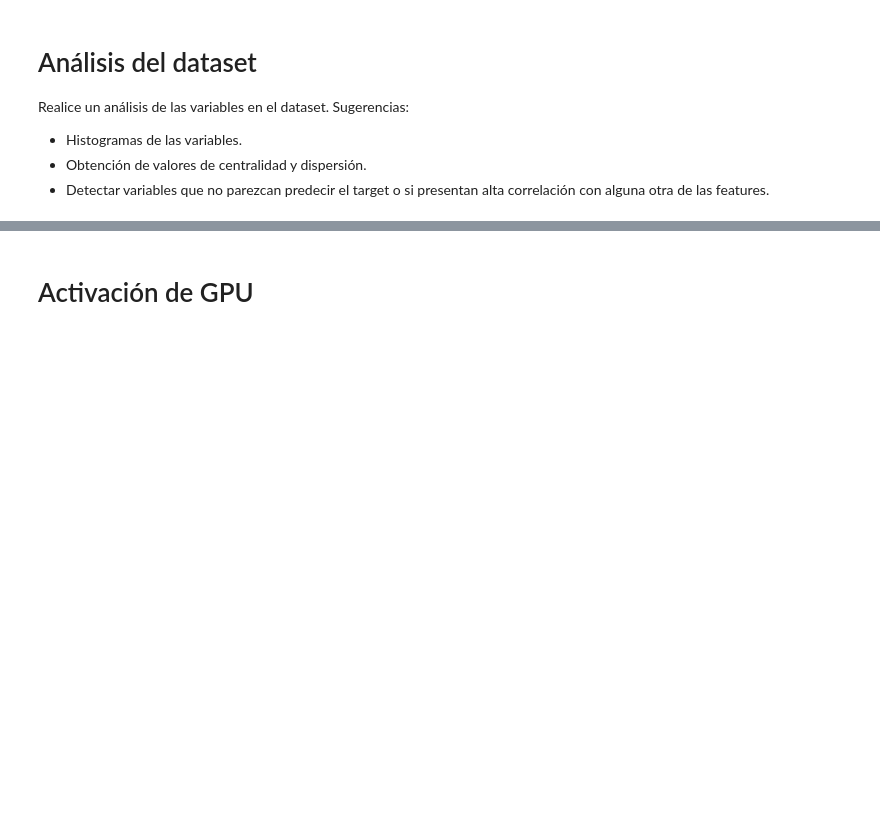
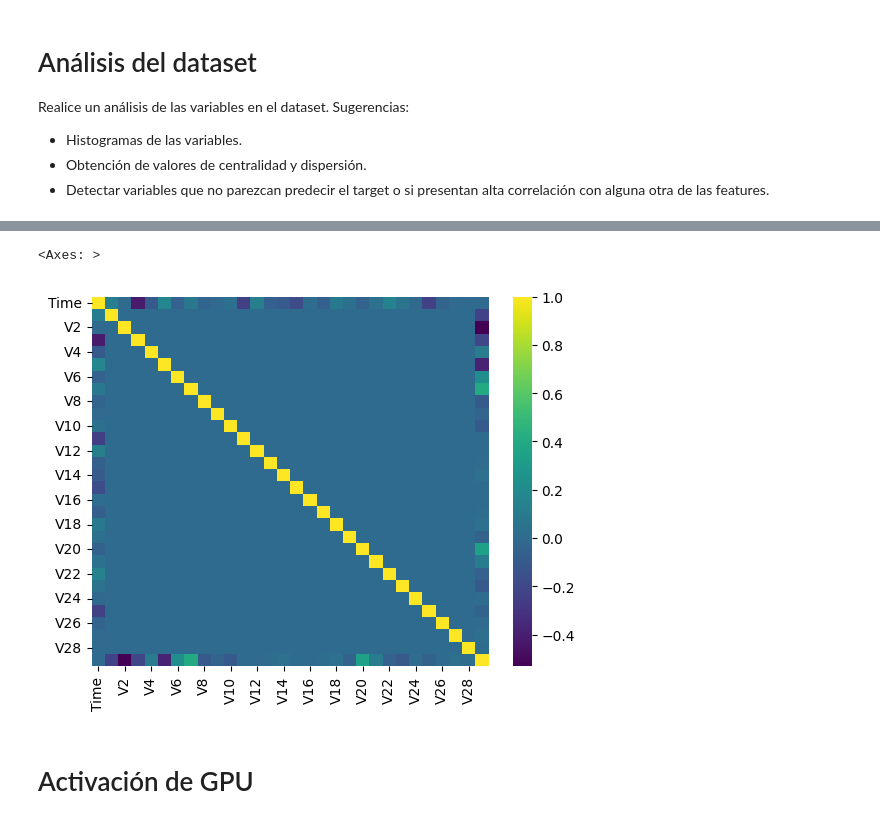
Before and after one commit to Laboratorios-2-MIT-MC/IA-Ciber, a Jupyter notebook: Prácticas/Práctica 1/P1_ENUNCIADO_NOTEBOOK.ipynb, the cells around one changed output, grey strips where cells are left out. Drawn from its saved outputs; the diff is of its cells as text; code cells hidden in the pictures; blank space fills up the shorter version.

```diff
--- a/Prácticas/Práctica 1/P1_ENUNCIADO_NOTEBOOK.ipynb
+++ b/Prácticas/Práctica 1/P1_ENUNCIADO_NOTEBOOK.ipynb
@@ -259,3 +281,8 @@ ax.set_xlabel('No Fraude / Fraude');
+# %%
+sns.heatmap(CC_dataset.df.get(df_cols).corr(),cmap='viridis')
+# %% [output]
+<Axes: >
+[figure, added]
 # %% [markdown]
 # Activación de GPU
 # %%
```
Also changed, not shown: parts of 7 cells of this notebook.
